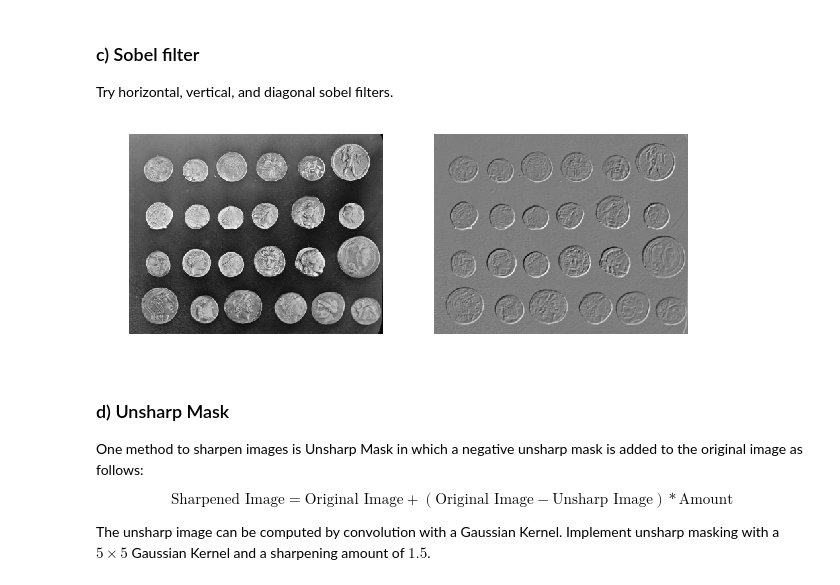
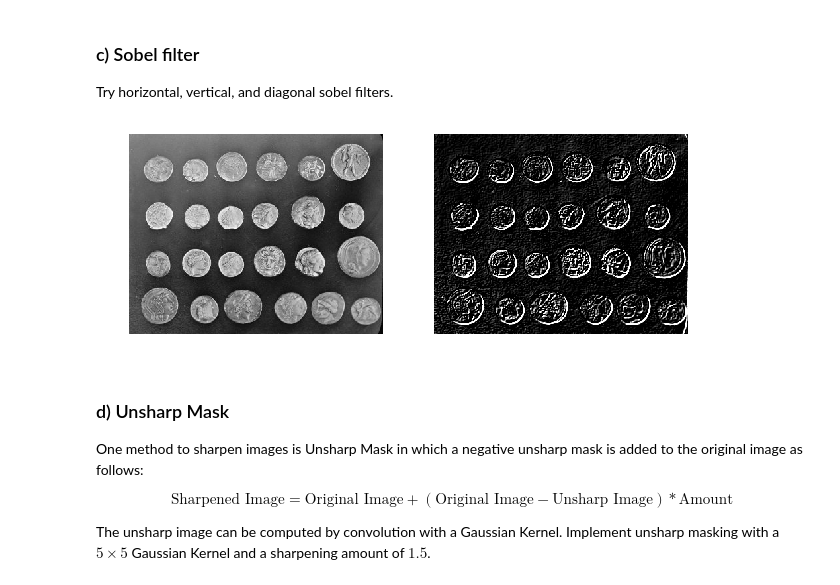
Before and after one commit to Illiou/Computer-Vision-2018, a Jupyter notebook: Sheet 01/sheet01.ipynb, the cells around one changed output. Cells and saved outputs as stored; diff of their text form; code cells hidden in the pictures.

```diff
--- a/Sheet 01/sheet01_henning-old.ipynb
+++ b/Sheet 01/sheet01.ipynb
@@ -262,39 +262,43 @@ image = data.coins().astype(np.float32)
 
 # YOUR CODE HERE
 def get_sobel_kernel(kernel_size,vertical):
+    """
+    This function generates either vertical or horizontal sobel filters
+    The computation is based on a directional dependent quadratic normalisation
+    """
     if kernel_size<=2: return None
 
     kernel = np.zeros((kernel_size,kernel_size))
 
     h = kernel_size//2
     for i in range(-h,h+1):
         for j in range(-h,h+1):
             kernel[i+h,j+h] = (i if vertical else j)/max(1,(i*i + j*j))
 
     return kernel
 
 kernel_size = 3
 
 diagonal_kernel = np.array([[-2,-1, 0],
                             [-1, 0, 1],
                             [ 0, 1, 2]])
 
 vertical_filtered   = ndi.filters.convolve(image,get_sobel_kernel(kernel_size,vertical=True))
 horizontal_filtered = ndi.filters.convolve(image,get_sobel_kernel(kernel_size,vertical=False))
 diagonal_filtered   = ndi.filters.convolve(image,diagonal_kernel)
 
-filtered_image = vertical_filtered + horizontal_filtered + diagonal_filtered
+filtered_image = np.clip(vertical_filtered + horizontal_filtered + diagonal_filtered,0,255)
 
 fig = plt.figure(figsize=(10,5))
 a=fig.add_subplot(1,2,1)
 plt.imshow(image, cmap = plt.get_cmap('gray'))
 plt.axis('off')
 a=fig.add_subplot(1,2,2)
 plt.imshow(filtered_image, cmap = plt.get_cmap('gray'))
 plt.axis('off')
 plt.show()
 # %% [output]
-[figure, old version]
+[figure, new version]
 # %% [markdown]
 ### d) Unsharp Mask
 
```
Also changed, not shown: parts of 1 cell of this notebook, 19 other files.
